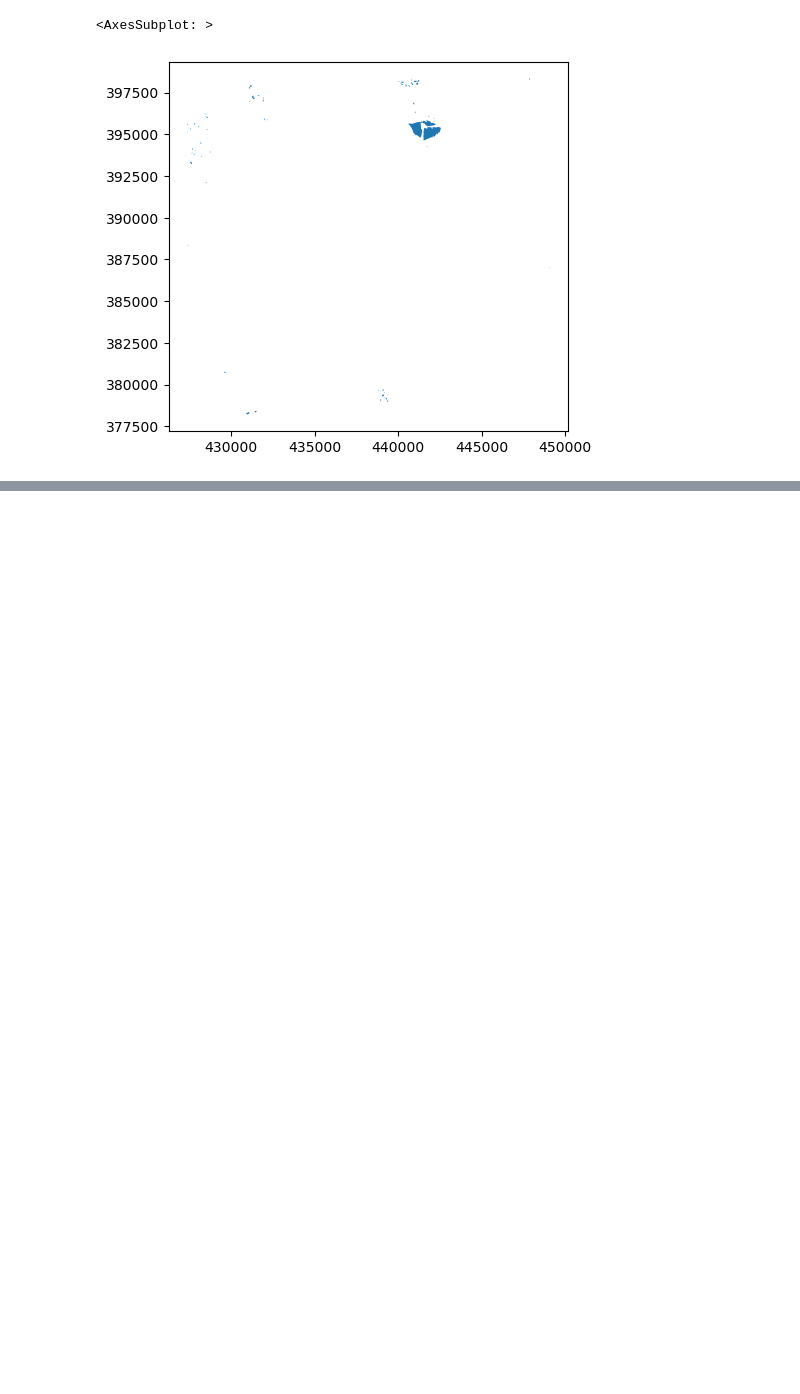
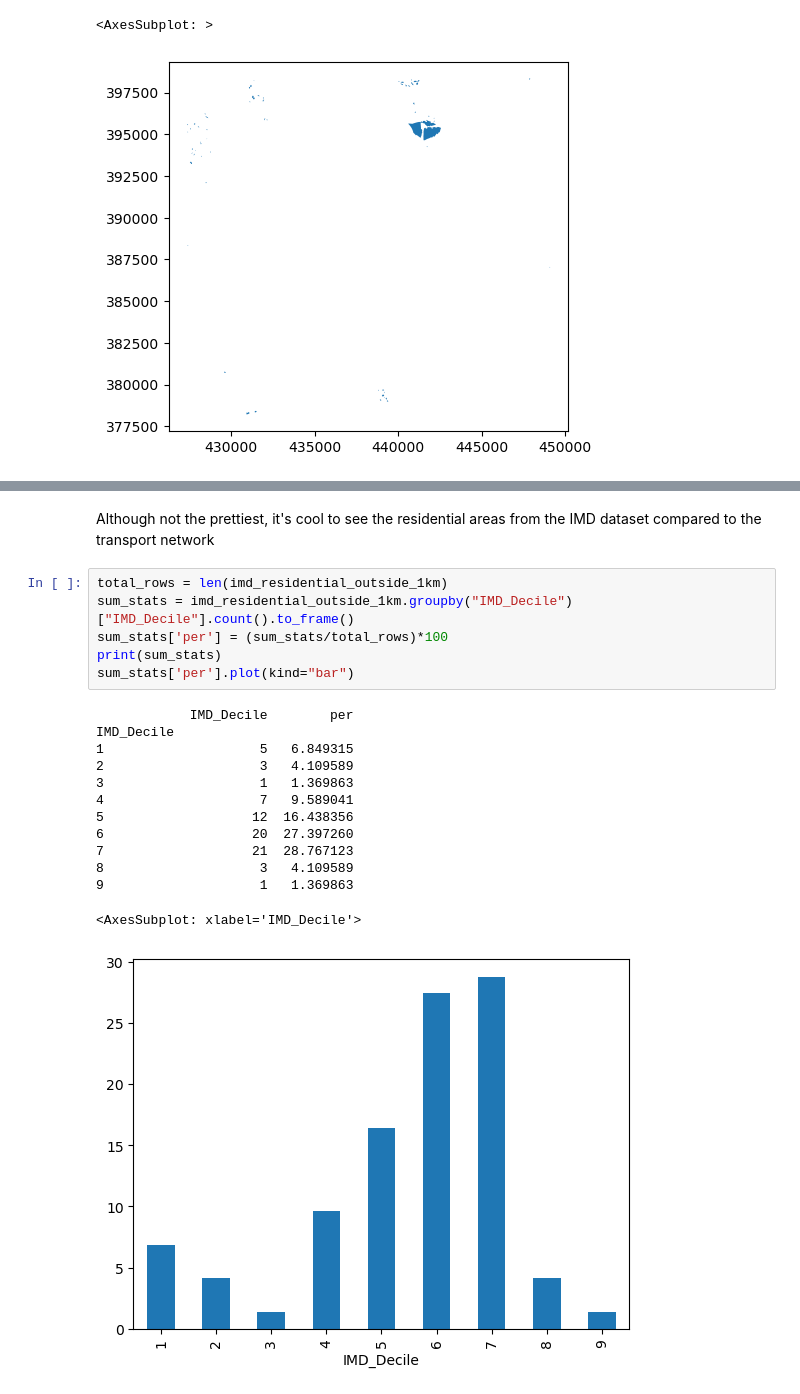
Before and after one commit to tbalbone31/pyrosm_hackathon, a Jupyter notebook: pyrosm_sheffield.ipynb, the cells around one changed output, grey strips where cells are left out. Cells and saved outputs as stored; diff of their text form; blank space fills up the shorter version.

```diff
--- a/pyrosm_sheffield.ipynb
+++ b/pyrosm_sheffield.ipynb
@@ -138,0 +187,22 @@ residential_outside_1km
+# %% [markdown]
+Although not the prettiest, it's cool to see the residential areas from the IMD dataset compared to the transport network
+# %%
+total_rows = len(imd_residential_outside_1km)
+sum_stats = imd_residential_outside_1km.groupby("IMD_Decile")["IMD_Decile"].count().to_frame()
+sum_stats['per'] = (sum_stats/total_rows)*100
+print(sum_stats)
+sum_stats['per'].plot(kind="bar")
+# %% [output]
+            IMD_Decile        per
+IMD_Decile
+1                    5   6.849315
+2                    3   4.109589
+3                    1   1.369863
+4                    7   9.589041
+5                   12  16.438356
+6                   20  27.397260
+7                   21  28.767123
+8                    3   4.109589
+9                    1   1.369863
+<AxesSubplot: xlabel='IMD_Decile'>
+[figure, added]
```
Also changed, not shown: parts of 7 cells of this notebook.
